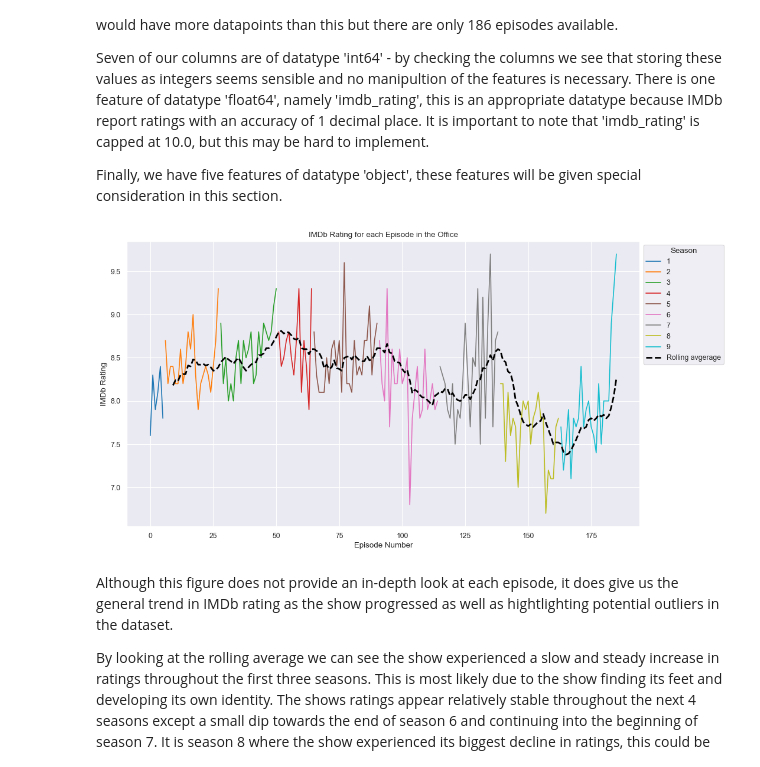
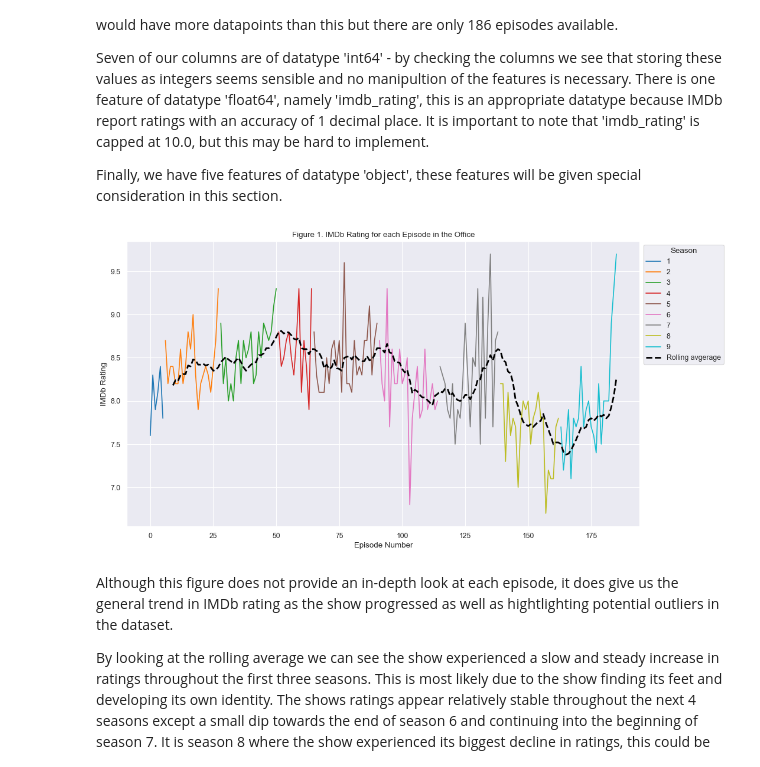
Before and after one commit to aidangarrity/MachineLearningProj1, a Jupyter notebook: project1.ipynb, the cells around one changed output. Drawn from its saved outputs; the diff is of its cells as text; code cells hidden in the pictures.

Commit message:
Figure numbers sorted

```diff
--- a/project1.ipynb
+++ b/project1.ipynb
@@ -148,27 +148,27 @@ Finally, we have five features of datatype 'object', these features will be give
 # %%
 # Create a new DataFrame from data which includes an index column, corresponding to episode number.
 data_indexed = data.reset_index()
 
 # Plot ratings of each season
 ax = sns.lineplot(data = data_indexed, x = 'index', y = 'imdb_rating', hue = 'season', palette= cmap, legend = 'full')
 
 # Calculate and plot rolling average onto existing figure
 data_indexed[ '10ep_rolling_avg' ] = data_indexed.imdb_rating.rolling(10).mean()
 sns.lineplot( x = 'index', y = '10ep_rolling_avg', data = data_indexed, label = 'Rolling avgerage', linestyle='dashed', color = 'black', linewidth = 2.5)
 
 # Axis setup
 ax.legend(title = 'Season')
 
 # Legend
 sns.move_legend(ax, "upper left", bbox_to_anchor=(1, 1))
 
 # Plot Formatting
-plt.title('IMDb Rating for each Episode in the Office')
+plt.title('Figure 1. IMDb Rating for each Episode in the Office')
 plt.xlabel('Episode Number')
 plt.ylabel('IMDb Rating')
 plt.show()
 # %% [output]
-[figure, old version]
+[figure, new version]
 # %% [markdown]
 Although this figure does not provide an in-depth look at each episode, it does give us the general trend in IMDb rating as the show progressed as well as hightlighting potential outliers in the dataset.
 
```
Also changed, not shown: parts of 7 cells of this notebook.
